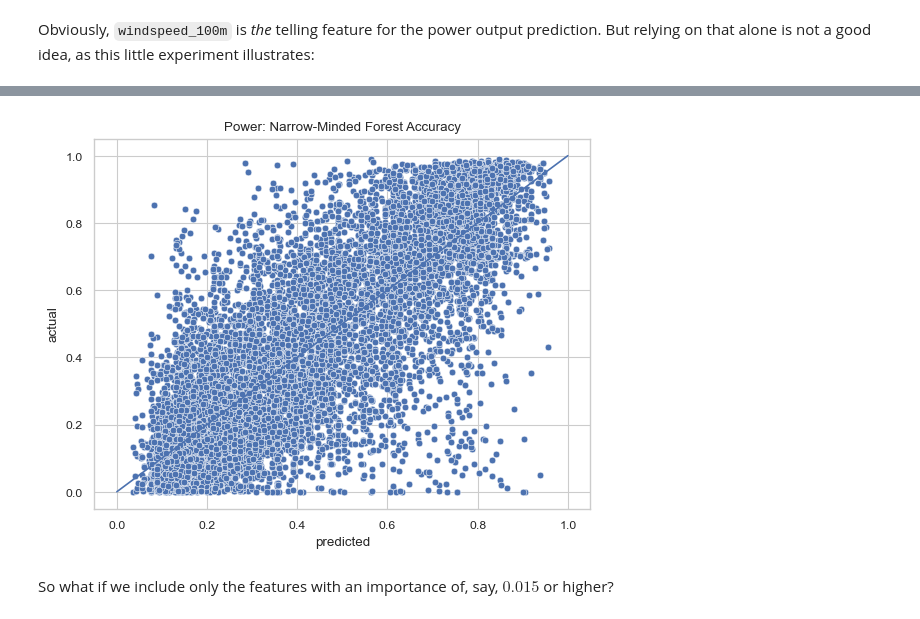
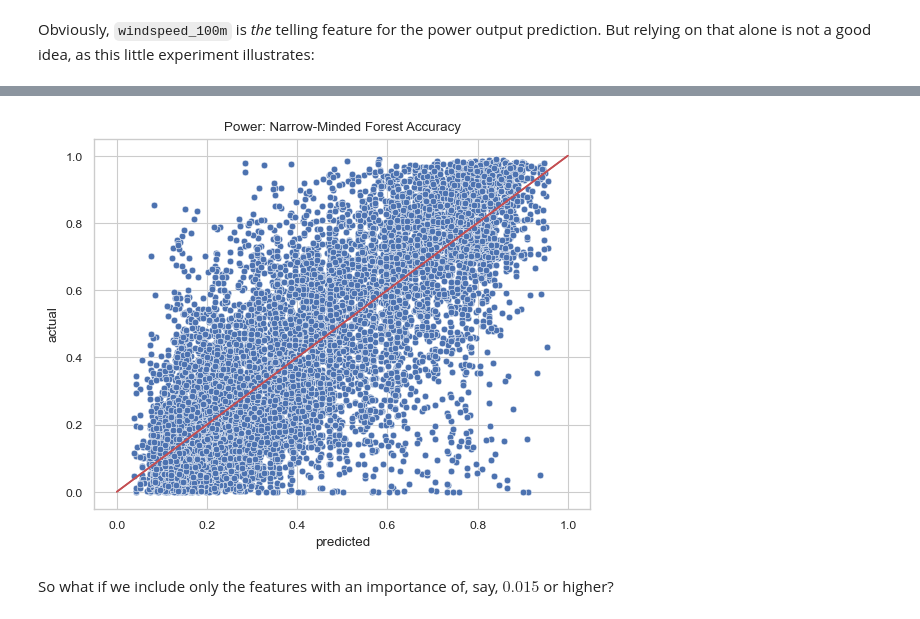
Before and after one commit to WildCodeWolf/Wind-Power-DS, a Jupyter notebook: random-forest.ipynb, the cells around one changed output, grey strips where cells are left out. Drawn from its saved outputs; the diff is of its cells as text; code cells hidden in the pictures.

```diff
--- a/random-forest.ipynb
+++ b/random-forest.ipynb
@@ -161,13 +161,13 @@ root_mean_squared_error(y_true[0], narrow_minded_pred)
 # %%
 sns.scatterplot(pd.DataFrame({
     'actual': y_true[0],
     'predicted': narrow_minded_pred
 }), x='predicted', y='actual')
-sns.lineplot([[0,1]], legend=None)
+plt.plot([[0,0], [1,1]], color='r')
 plt.title('Power: Narrow-Minded Forest Accuracy')
 plt.show()
 # %% [output]
-[figure, old version]
+[figure, new version]
 # %% [markdown]
 So what if we include only the features with an importance of, say, $0.015$ or higher?
 # %%
```
Also changed, not shown: parts of 3 cells of this notebook.
